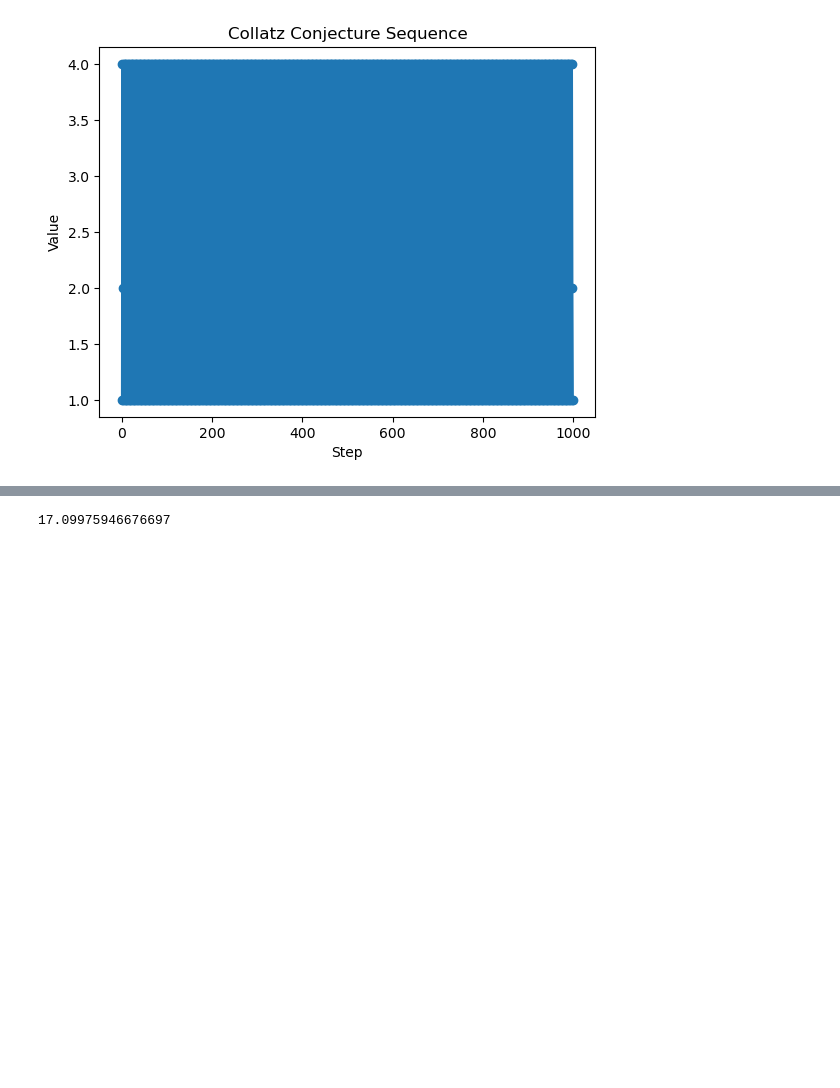
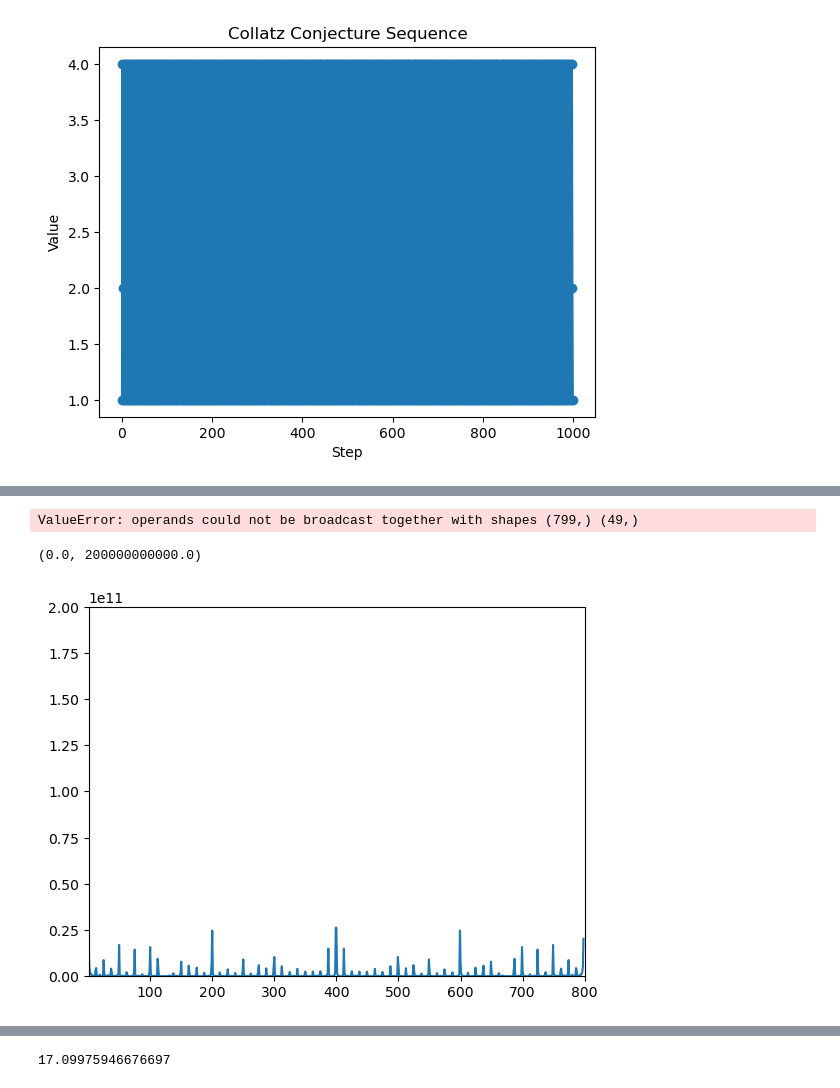
Before and after one commit to petron23/maths_and_physics, a Jupyter notebook: Collatz_conjecture/collatz.ipynb, the cells around one changed output, grey strips where cells are left out. Drawn from its saved outputs; the diff is of its cells as text; code cells hidden in the pictures; blank space fills up the shorter version.

```diff
--- a/Collatz_conjecture/collatz.ipynb
+++ b/Collatz_conjecture/collatz.ipynb
@@ -56,3 +58,16 @@ plt.plot(val)
+# %%
+plt.plot(np.asarray(val)/(4.5*np.arange(49)+6))
+# %% [output]
+ValueError: operands could not be broadcast together with shapes (799,) (49,)
+# %%
+#three = np.asarray(val)/(4.5*np.arange(49)+6)
+fur = np.fft.fft(val)
+plt.plot((fur.real**2 + fur.imag**2))
+plt.xlim(1,800)
+plt.ylim(0,2*10**11)
+# %% [output]
+(0.0, 200000000000.0)
+[figure, added]
 # %%
 plt.plot(lenseq)
 # %% [output]
```
Also changed, not shown: parts of 4 cells of this notebook.
